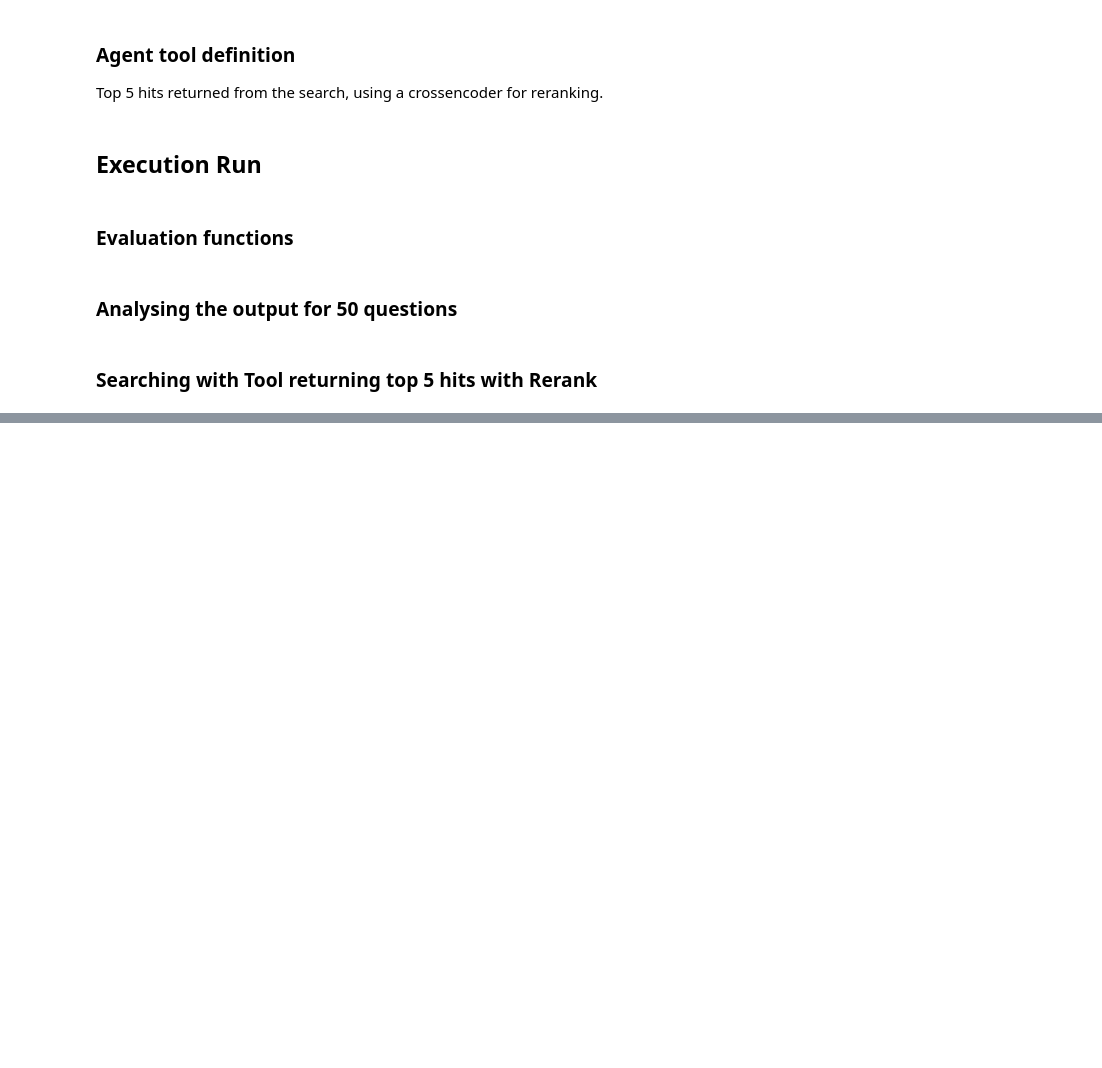
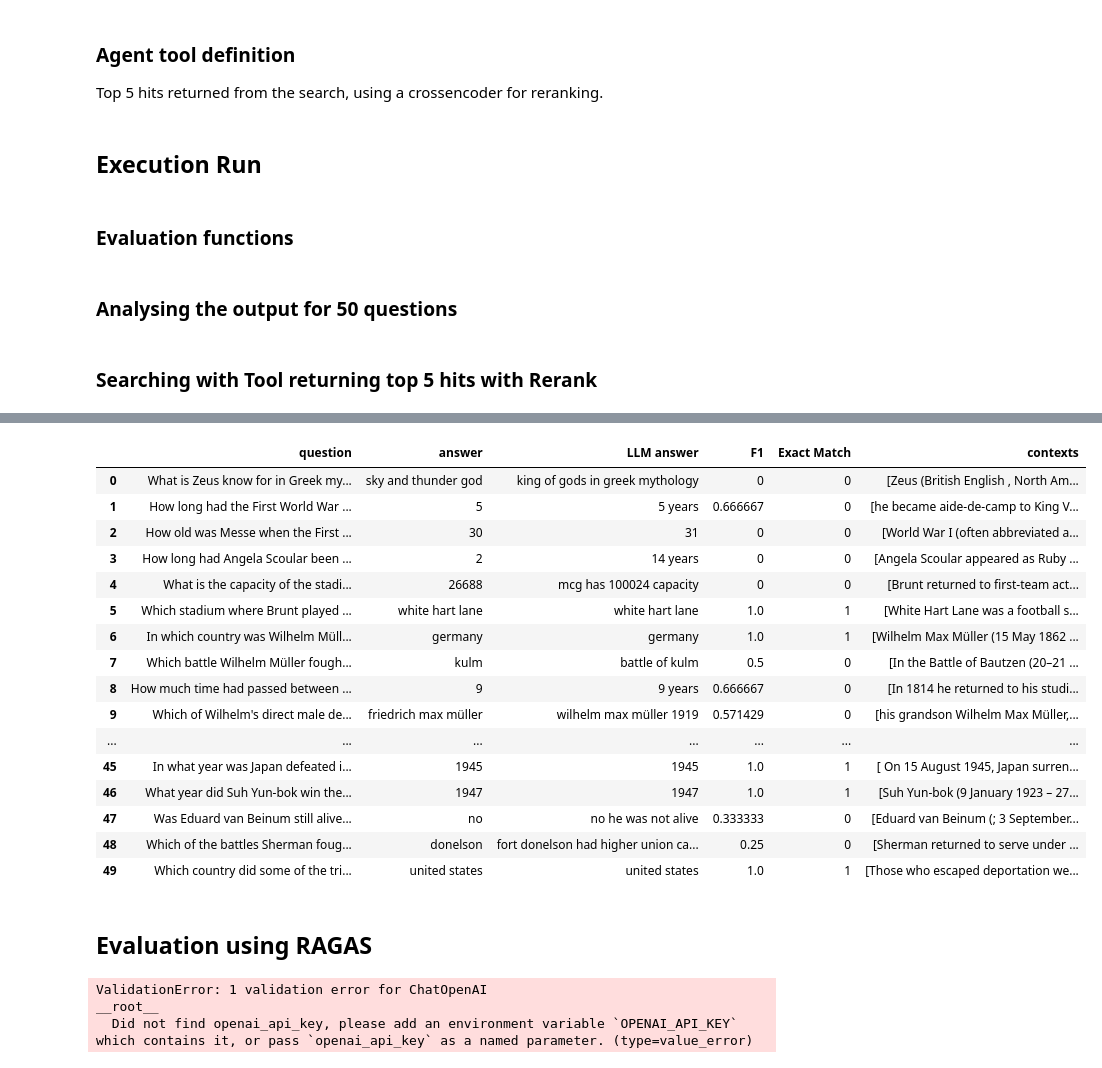
Before and after one commit to fabiograssiotto/IA024, a Jupyter notebook: Aula_10_11/RA890441 - Aula10_11.ipynb, the cells around one changed output, grey strips where cells are left out. Saved outputs shown, nothing was run; the diff lists cells and outputs as text; code cells hidden in the pictures; blank space fills up the shorter version.

```diff
--- a/Aula_10_11/RA890441 - Aula10_11.ipynb
+++ b/Aula_10_11/RA890441 - Aula10_11.ipynb
@@ -564 +607,26 @@ F1 score: Avg: 0.40. Std: 0.44
 Exact Match score: Avg: 0.30. Std: 0.46
+# %%
+# Add contexts for RAGAS
+df['contexts'] = contexts
+# %%
+df
+# %% [output]
+|  | question | answer | LLM answer | F1 | Exact Match | contexts |
+| 0 | What is Zeus know for in Greek my... | sky and thunder god | king of gods in greek mythology | 0 | 0 | [Zeus (British English , North Am... |
+| 1 | How long had the First World War ... | 5 | 5 years | 0.666667 | 0 | [he became aide-de-camp to King V... |
+| 2 | How old was Messe when the First ... | 30 | 31 | 0 | 0 | [World War I (often abbreviated a... |
+| 3 | How long had Angela Scoular been ... | 2 | 14 years | 0 | 0 | [Angela Scoular appeared as Ruby ... |
+| 4 | What is the capacity of the stadi... | 26688 | mcg has 100024 capacity | 0 | 0 | [Brunt returned to first-team act... |
+| 5 | Which stadium where Brunt played ... | white hart lane | white hart lane | 1.0 | 1 | [White Hart Lane was a football s... |
+| 6 | In which country was Wilhelm Müll... | germany | germany | 1.0 | 1 | [Wilhelm Max Müller (15 May 1862 ... |
+| 7 | Which battle Wilhelm Müller fough... | kulm | battle of kulm | 0.5 | 0 | [In the Battle of Bautzen (20–21 ... |
+| 8 | How much time had passed between ... | 9 | 9 years | 0.666667 | 0 | [In 1814 he returned to his studi... |
+| 9 | Which of Wilhelm's direct male de... | friedrich max müller | wilhelm max müller 1919 | 0.571429 | 0 | [his grandson Wilhelm Max Müller,... |
+| ... | ... | ... | ... | ... | ... | ... |
+| 45 | In what year was Japan defeated i... | 1945 | 1945 | 1.0 | 1 | [ On 15 August 1945, Japan surren... |
+| 46 | What year did Suh Yun-bok win the... | 1947 | 1947 | 1.0 | 1 | [Suh Yun-bok (9 January 1923 – 27... |
+| 47 | Was Eduard van Beinum still alive... | no | no he was not alive | 0.333333 | 0 | [Eduard van Beinum (; 3 September... |
+| 48 | Which of the battles Sherman foug... | donelson | fort donelson had higher union ca... | 0.25 | 0 | [Sherman returned to serve under ... |
+| 49 | Which country did some of the tri... | united states | united states | 1.0 | 1 | [Those who escaped deportation we... |
+# %% [markdown]
+## Evaluation using RAGAS
@@ -564,0 +655,11 @@ Exact Match score: Avg: 0.30. Std: 0.46
+# %%
+from ragas import evaluate
+evaluation_result = evaluate(
+    dataset=ragas_dataset,
+    metrics=[answer_relevancy, faithfulness, context_recall, context_precision],
+)
+df_ragas = pd.DataFrame(evaluation_result.scores)
+# %% [output]
+ValidationError: 1 validation error for ChatOpenAI
+__root__
+  Did not find openai_api_key, please add an environment variable `OPENAI_API_KEY` which contains it, or pass `openai_api_key` as a named parameter. (type=value_error)
```
Also changed, not shown: parts of 12 cells of this notebook, 1 other file.
